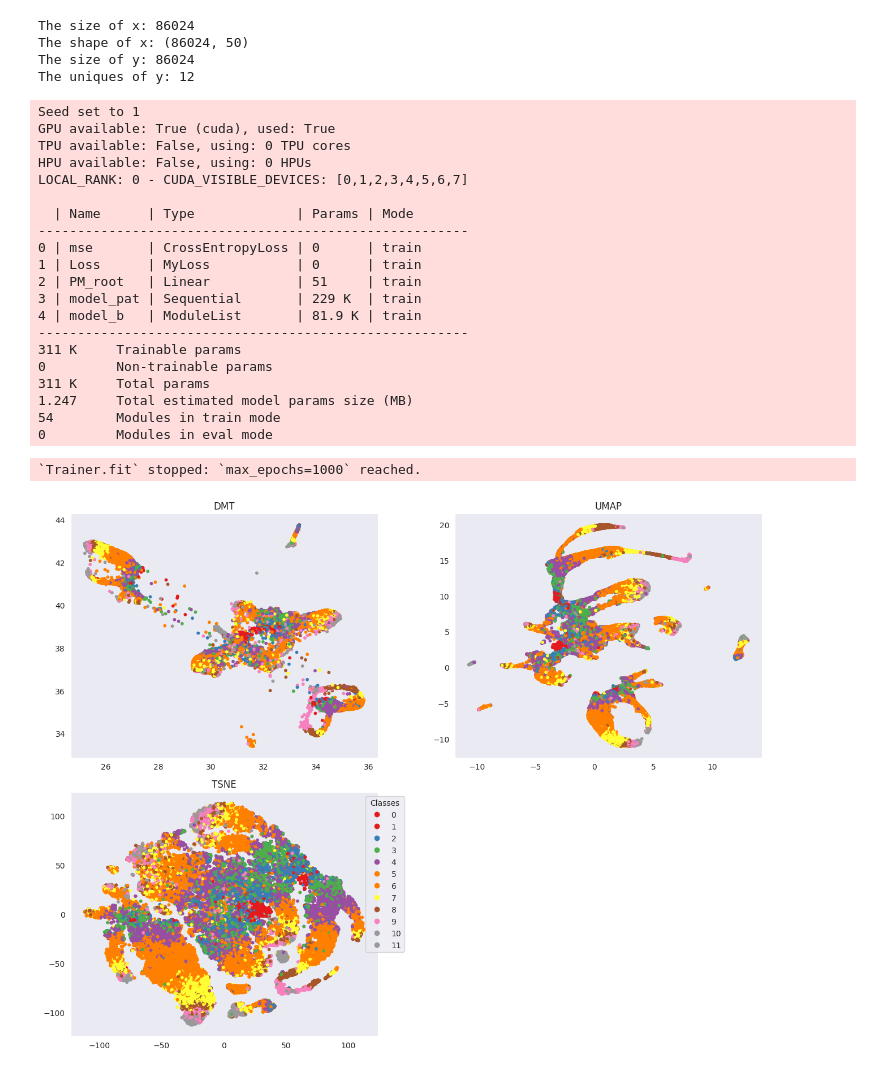
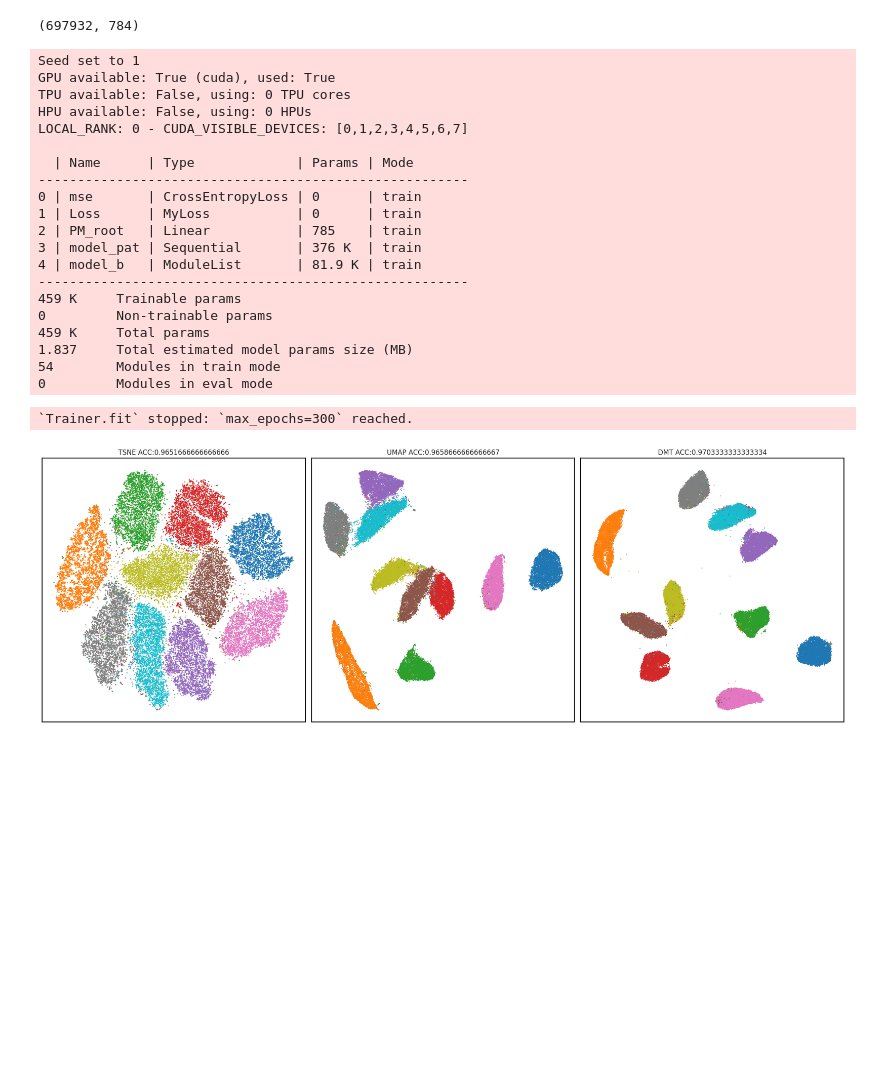
Before and after one commit to zangzelin/example_dmtlearn, a Jupyter notebook: T1.ipynb, the cells around one changed output. Saved outputs shown, nothing was run; the diff lists cells and outputs as text; code cells hidden in the pictures; blank space fills up the shorter version.

```diff
--- a/T1.ipynb
+++ b/T1.ipynb
@@ -25,14 +25,3 @@ def get_data_info(x, y):
     print(f"The shape of x: {x.shape}")
     print(f"The size of y: {len(y)}")
     print(f"The uniques of y: {len(np.unique(y))}")
-# %%
-x_cel_path = "/root/ontemn/Data/celegan_preprocess.mtx"
-y_cel_em_path = "/root/ontemn/Data/celegan_embryo_time.tsv"
-
-X_cel, y_cel_em = read_mtx(x_cel_path, y_cel_em_path, labelencoder=True)
-get_data_info(X_cel, y_cel_em)
-# %% [output]
-The size of x: 86024
-The shape of x: (86024, 50)
-The size of y: 86024
-The uniques of y: 12
@@ -39,6 +90,11 @@ The uniques of y: 12
+# %%
+
+DATA.shape
+# %% [output]
+(697932, 784)
 # %%
-dmt = DMT(num_fea_aim=0.8, device_id=3, epochs=1000)
-X_cel_dmt, X_cel_umap, X_cel_tsne, X_cel_pca  = dmt.compare(X_cel, plot="T1.png")
+dmt = DMT(num_fea_aim=0.99, device_id=0, epochs=300, batch_size=2000, K=5, nu=1e-2)
+X_cel_dmt, X_cel_umap, X_cel_tsne, X_cel_pca  = dmt.compare(DATA, plot=None)
 # %% [output]
 Seed set to 1
 GPU available: True (cuda), used: True
@@ -50,14 +106,14 @@ LOCAL_RANK: 0 - CUDA_VISIBLE_DEVICES: [0,1,2,3,4,5,6,7]
 -------------------------------------------------------
 0 | mse       | CrossEntropyLoss | 0      | train
 1 | Loss      | MyLoss           | 0      | train
-2 | PM_root   | Linear           | 51     | train
-3 | model_pat | Sequential       | 229 K  | train
+2 | PM_root   | Linear           | 785    | train
+3 | model_pat | Sequential       | 376 K  | train
 4 | model_b   | ModuleList       | 81.9 K | train
 -------------------------------------------------------
-311 K     Trainable params
+459 K     Trainable params
 0         Non-trainable params
-311 K     Total params
-1.247     Total estimated model params size (MB)
+459 K     Total params
+1.837     Total estimated model params size (MB)
 54        Modules in train mode
 0         Modules in eval mode
-`Trainer.fit` stopped: `max_epochs=1000` reached.
+`Trainer.fit` stopped: `max_epochs=300` reached.
@@ -64,25 +138,35 @@ LOCAL_RANK: 0 - CUDA_VISIBLE_DEVICES: [0,1,2,3,4,5,6,7]
 # %%
 
-plt.figure(figsize=(13, 10))
+plt.figure(figsize=(20, 7))
 
 # 创建散点图
-ax_1 = plt.subplot(2, 2, 1)
-sc1 = ax_1.scatter(X_cel_dmt[:, 0], X_cel_dmt[:, 1], c=y_cel_em, cmap='Set1', s=10)
-ax_1.set_title('DMT')
+ax_1 = plt.subplot(1, 3, 3, facecolor='white')
+sc1 = ax_1.scatter(X_cel_dmt[:, 0], X_cel_dmt[:, 1], c=y_cel_em, cmap='tab10', s=0.5)
+ax_1.set_title(f'DMT ACC:{acc_dmt}')
+ax_1.set_xticks([])  # Remove x-axis labels
+ax_1.set_yticks([])  # Remove y-axis labels
+ax_1.spines[:].set_color('black')  # Set border color to black
+ax_1.spines[:].set_linewidth(1.5)  # Set border thickness
 
-ax_2 = plt.subplot(2, 2, 2)
-sc2 = ax_2.scatter(X_cel_umap[:, 0], X_cel_umap[:, 1], c=y_cel_em, cmap='Set1', s=10)
-ax_2.set_title('UMAP')
+ax_2 = plt.subplot(1, 3, 2, facecolor='white')
+sc2 = ax_2.scatter(X_cel_umap[:, 0], X_cel_umap[:, 1], c=y_cel_em, cmap='tab10', s=0.5)
 
-ax_3 = plt.subplot(2, 2, 3)
-sc3 = ax_3.scatter(X_cel_tsne[:, 0], X_cel_tsne[:, 1], c=y_cel_em, cmap='Set1', s=10)
-ax_3.set_title('TSNE')
+ax_2.set_title(f'UMAP ACC:{acc_umap}')
+ax_2.set_xticks([])  # Remove x-axis labels
+ax_2.set_yticks([])  # Remove y-axis labels
+ax_2.spines[:].set_color('black')  # Set border color to black
+ax_2.spines[:].set_linewidth(1.5)  # Set border thickness
 
-# 创建共享图例
-handles, labels = sc3.legend_elements()
-plt.legend(handles, labels, title="Classes", loc='best', bbox_to_anchor=(1.1, 1))
+ax_3 = plt.subplot(1, 3, 1, facecolor='white')
+sc3 = ax_3.scatter(X_cel_tsne[:, 0], X_cel_tsne[:, 1], c=y_cel_em, cmap='tab10', s=0.5)
+
+ax_3.set_title(f'TSNE ACC:{acc_tsne}')
+ax_3.set_xticks([])  # Remove x-axis labels
+ax_3.set_yticks([])  # Remove y-axis labels
+ax_3.spines[:].set_color('black')  # Set border color to black
+ax_3.spines[:].set_linewidth(1.5)  # Set border thickness
 
 plt.tight_layout()
 plt.show()
 # %% [output]
-[figure, old version]
+[figure, new version]
```
Also changed, not shown: parts of 2 cells of this notebook, 9 other files.
